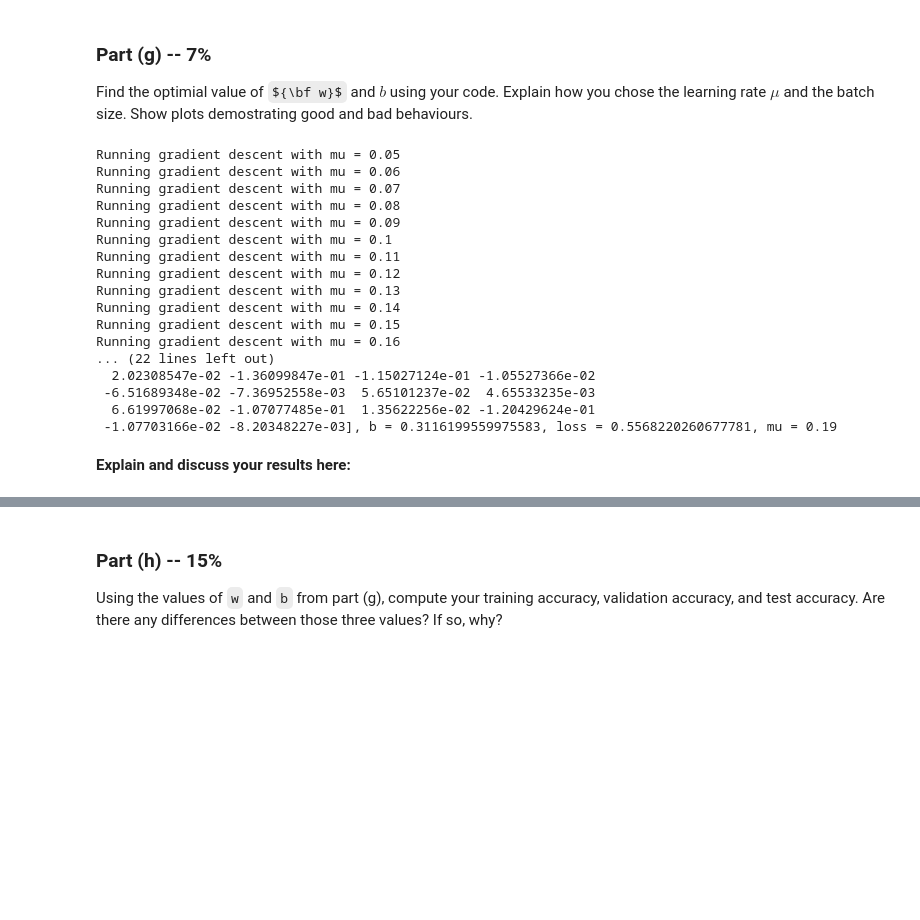
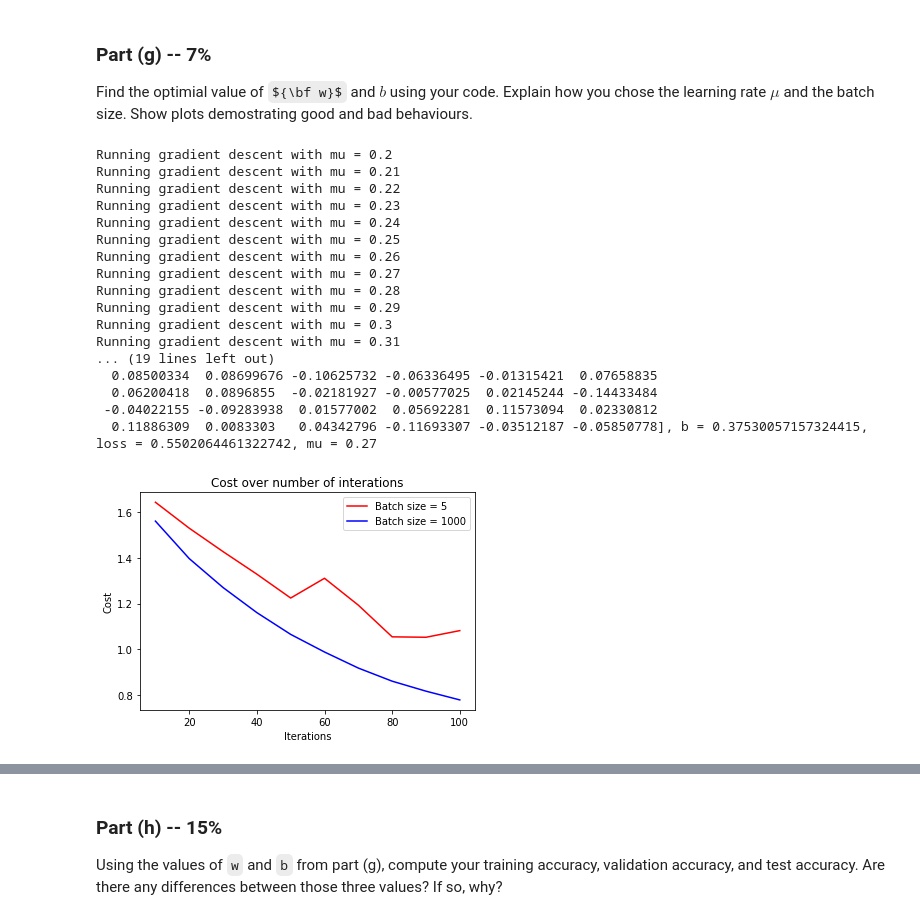
Before and after one commit to Yotamsil/DeepLearningEx1, a Jupyter notebook: Assignment1.ipynb, the cells around one changed output, grey strips where cells are left out. Drawn from its saved outputs; the diff is of its cells as text; code cells hidden in the pictures; some formulas as TeX source; blank space fills up the shorter version.

```diff
--- a/Assignment1.ipynb
+++ b/Assignment1.ipynb
@@ -456,7 +436,7 @@ Find the optimial value of ${\bf w}$ and $b$ using your code. Explain how you ch
 the learning rate $\mu$ and the batch size. Show plots demostrating good and bad behaviours.
 # %%
 best_loss = 10
-for j in range(5,20):
+for j in range(20,40):
   mu = j / 100
   print(f"Running gradient descent with mu = {mu}")
   w0 = np.zeros(90)
@@ -473,22 +453,35 @@ for j in range(5,20):
 
 print(f"w = {best_w}, b = {best_b}, loss = {best_loss}, mu = {best_mu}")
 # %% [output]
-Running gradient descent with mu = 0.05
-Running gradient descent with mu = 0.06
-Running gradient descent with mu = 0.07
-Running gradient descent with mu = 0.08
-Running gradient descent with mu = 0.09
-Running gradient descent with mu = 0.1
-Running gradient descent with mu = 0.11
-Running gradient descent with mu = 0.12
-Running gradient descent with mu = 0.13
-Running gradient descent with mu = 0.14
-Running gradient descent with mu = 0.15
-Running gradient descent with mu = 0.16
-... (22 lines left out)
-  2.02308547e-02 -1.36099847e-01 -1.15027124e-01 -1.05527366e-02
- -6.51689348e-02 -7.36952558e-03  5.65101237e-02  4.65533235e-03
-  6.61997068e-02 -1.07077485e-01  1.35622256e-02 -1.20429624e-01
- -1.07703166e-02 -8.20348227e-03], b = 0.3116199559975583, loss = 0.5568220260677781, mu = 0.19
+Running gradient descent with mu = 0.2
+Running gradient descent with mu = 0.21
+Running gradient descent with mu = 0.22
+Running gradient descent with mu = 0.23
+Running gradient descent with mu = 0.24
+Running gradient descent with mu = 0.25
+Running gradient descent with mu = 0.26
+Running gradient descent with mu = 0.27
+Running gradient descent with mu = 0.28
+Running gradient descent with mu = 0.29
+Running gradient descent with mu = 0.3
+Running gradient descent with mu = 0.31
+... (19 lines left out)
+  0.08500334  0.08699676 -0.10625732 -0.06336495 -0.01315421  0.07658835
+  0.06200418  0.0896855  -0.02181927 -0.00577025  0.02145244 -0.14433484
+ -0.04022155 -0.09283938  0.01577002  0.05692281  0.11573094  0.02330812
+  0.11886309  0.0083303   0.04342796 -0.11693307 -0.03512187 -0.05850778], b = 0.37530057157324415, loss = 0.5502064461322742, mu = 0.27
-# %% [markdown]
-**Explain and discuss your results here:**
+# %%
+w0 = np.random.randn(90)
+b0 = np.random.randn(1)[0]
+(w,b,loss_vec_batch_5) = run_gradient_descent(w0, b0, train_norm_xs, train_ts, val_norm_xs, val_ts, 0.27, 5) # small batch size
+(w,b,loss_vec_batch_1000) = run_gradient_descent(w0, b0, train_norm_xs, train_ts, val_norm_xs, val_ts, 0.27, 1000) # large batch size
+iter_vec = range(10,110,10)
+plt.plot(iter_vec, loss_vec_batch_5, 'r')
+plt.plot(iter_vec, loss_vec_batch_1000, 'b')
+plt.legend(["Batch size = 5", "Batch size = 1000"])
+plt.title("Cost over number of interations")
+plt.xlabel("Iterations")
+plt.ylabel("Cost")
+plt.show()
+# %% [output]
+[figure, added]
```
Also changed, not shown: parts of 9 cells of this notebook.
